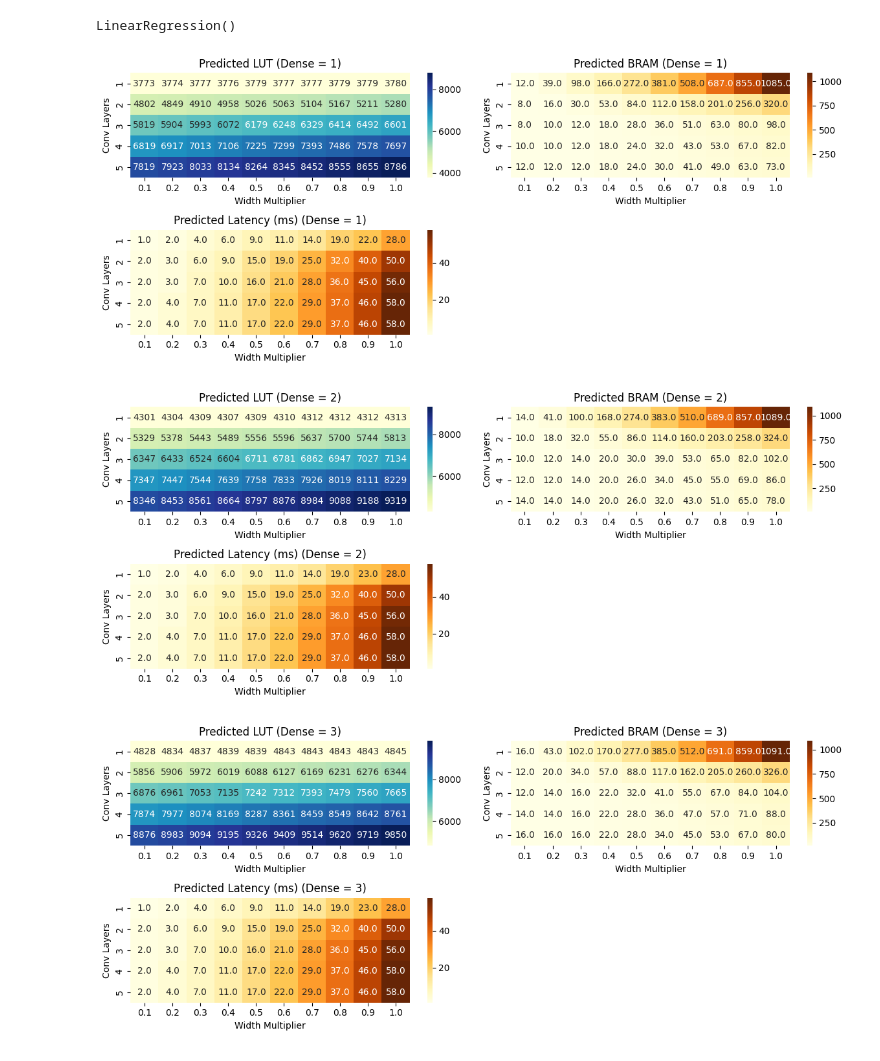
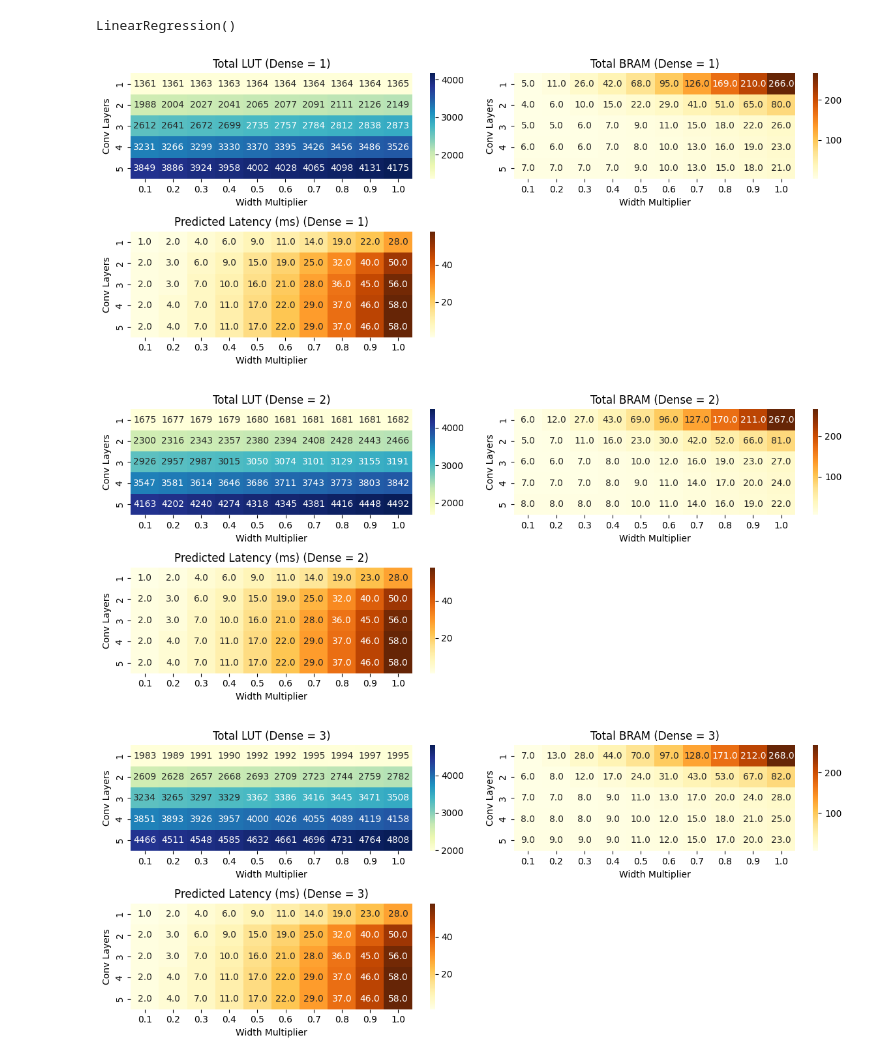
Before and after one commit to tsopeter/753-FPGA, a Jupyter notebook: Estimate_Resource_Utilization.ipynb, the cells around one changed output. Saved outputs shown, nothing was run; the diff lists cells and outputs as text; code cells hidden in the pictures.

```diff
--- a/Estimate_Resource_Utilization.ipynb
+++ b/Estimate_Resource_Utilization.ipynb
@@ -8,8 +8,8 @@ from read_layer_stats import read_layer_stats, plot_resource_heatmaps
 # %% [markdown]
 # 1. Estimate actual resource utilization from estimated resource utilization
 # %%
-layer_stats_dir = './projects/layer_stats/'
-mapping_file    = './mapping.csv'
+layer_stats_dir = './projects/layer_stats_2bit/'
+mapping_file    = './mapping-2bit.csv'
 
 df = pd.read_csv(mapping_file)
 
@@ -60,12 +60,12 @@ model_lut.fit(estimated_lut, y_lut)
 LinearRegression()
 # %%
 stats = read_layer_stats(layer_stats_dir)
-plot_resource_heatmaps(stats, model_bram=model_bram, model_lut=model_lut)
+plot_resource_heatmaps(stats)
 
 #
 # Current minimum number of convolutional layers is >= 3
 #
 # %% [output]
-[figure, old version]
+[figure, new version]
-[figure, old version]
+[figure, new version]
-[figure, old version]
+[figure, new version]
```
Also changed, not shown: parts of 1 cell of this notebook, 7 other files.
